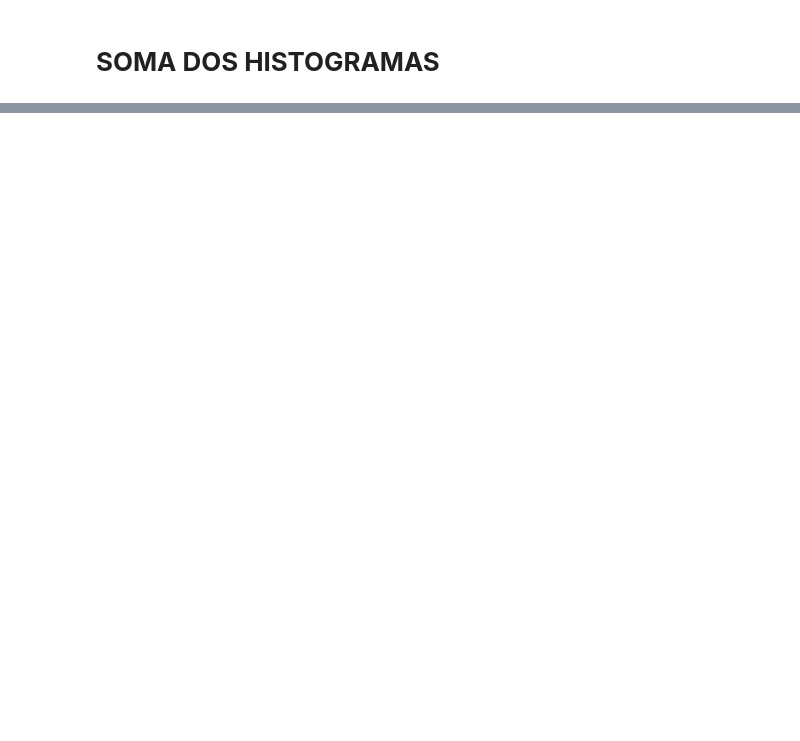
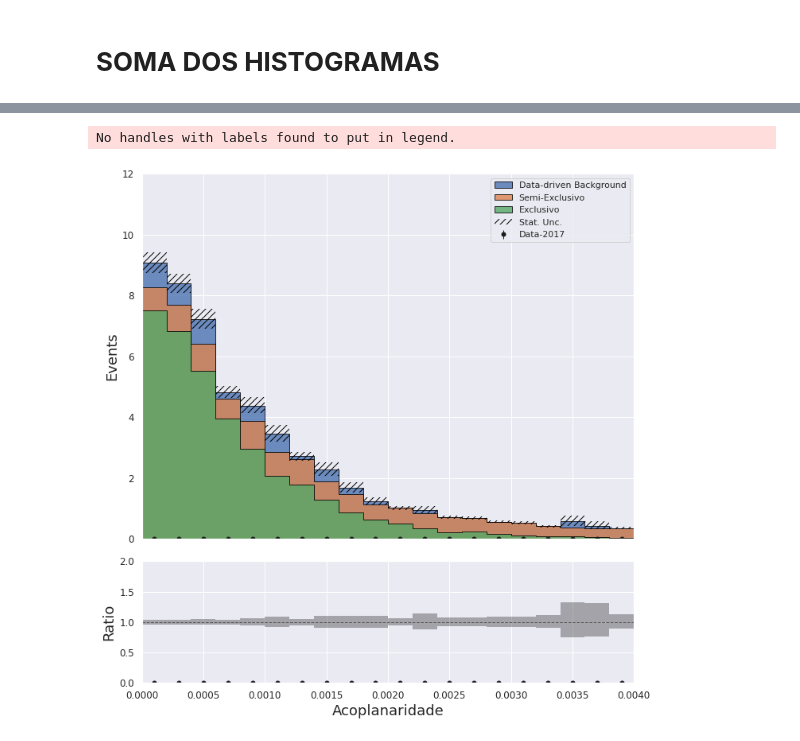
Before and after one commit to teteumac/DileptonAnalysis, a Jupyter notebook: pps_dilepton_ml_final.ipynb, the cells around one changed output, grey strips where cells are left out. Drawn from its saved outputs; the diff is of its cells as text; code cells hidden in the pictures; blank space fills up the shorter version.

```diff
--- a/pps_dilepton_ml_final.ipynb
+++ b/pps_dilepton_ml_final.ipynb
@@ -2093,34 +2461,37 @@ hist.plot1d(
 )
 hist.plot1d(
     acoplahist['Data-2017'],
     overlay="sample",
     ax=ax,
     clear=False,
     error_opts=data_err_opts,
     density = False
 )
 plt.legend(loc="upper right")
 ax.autoscale(axis='x', tight=True)
-ax.set_ylim(0, 5)
+ax.set_ylim(0, 12)
 ax.set_xlabel(None)
 #ax = hep.cms.cmslabel(data=False, paper=False, year='$18.34 fb^{-1}$', ax=ax)
 leg = ax.legend()
 
 hist.plotratio(
     num=acoplahist['Data-2017'].sum("sample"),
     denom=acoplahist[notdata].sum("sample"),
     ax=rax,
     error_opts=data_err_opts,
     denom_fill_opts={},
     guide_opts={},
     unc='num'
 )
 rax.set_ylabel('Ratio')
 rax.set_ylim(0,2)
 plt.tight_layout()
 plt.show()
 #plt.savefig('/home/matheus/test/hist_massa_normalized.png')
 plt.close()
+# %% [output]
+No handles with labels found to put in legend.
+[figure, added]
 # %%
 extrahist = histo.sum("pt", "massa_inv", 'acopla')
 
```
Also changed, not shown: parts of 61 cells of this notebook.
